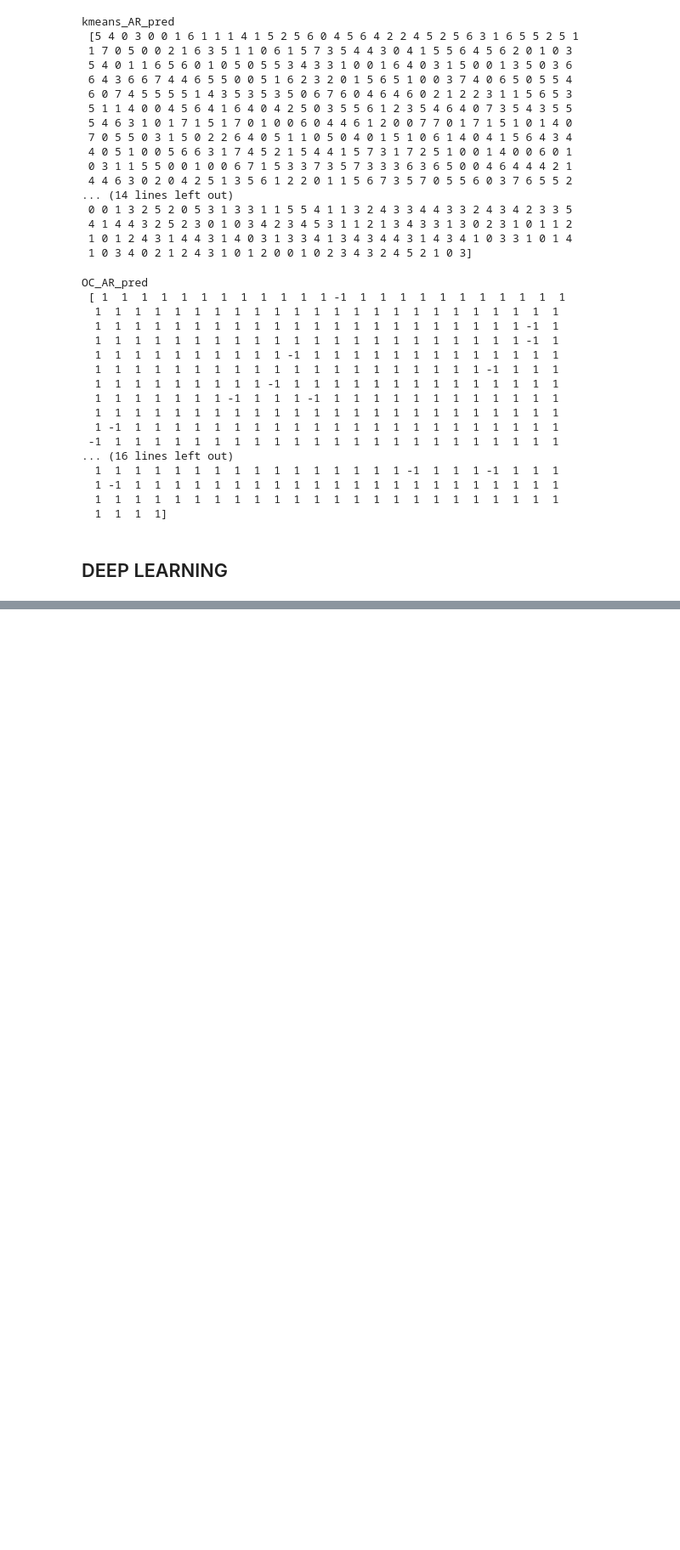
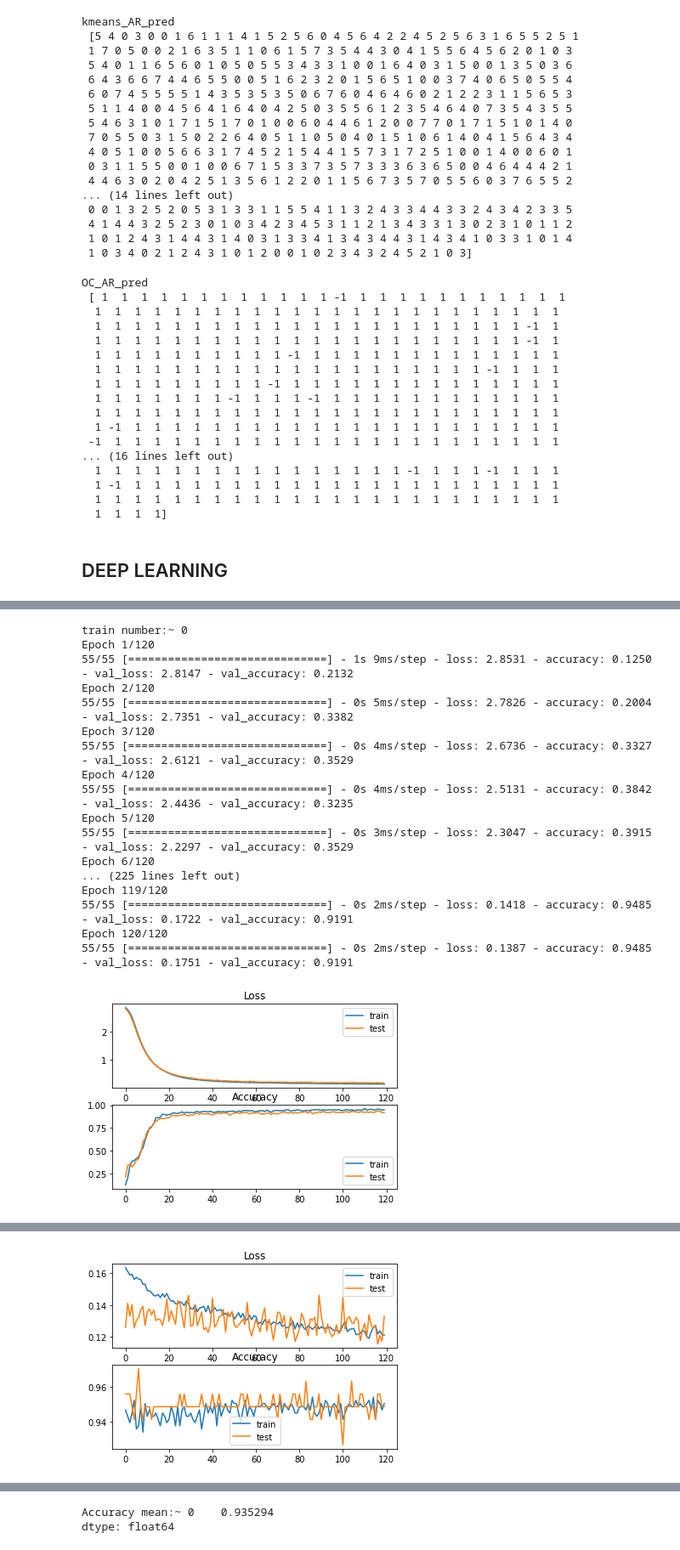
Before and after one commit to IsabelCamerini/HIML-COURSEatPUC-Rio, a Jupyter notebook: HIML_Isabel_TakeHome7.ipynb, the cells around one changed output, grey strips where cells are left out. Shown at 85% size. Drawn from its saved outputs; the diff is of its cells as text; code cells hidden in the pictures; blank space fills up the shorter version.

```diff
--- a/HIML_Isabel_TakeHome7.ipynb
+++ b/HIML_Isabel_TakeHome7.ipynb
@@ -720,0 +827,72 @@ Accuracy: 5.88
+# %%
+
+# define the keras model
+model_PCA = Sequential()
+model_PCA.add(Dense(6, input_dim=6, activation='relu'))
+model_PCA.add(Dense(20, activation='relu'))
+model_PCA.add(Dense(18, activation='softmax'))
+
+# compile the keras model
+model_PCA.compile(loss='categorical_crossentropy', optimizer='adam', metrics=['accuracy'])
+
+
+#PCA
+y_categorial = to_categorical(y)
+
+#PCA
+acc_pca = {}
+for k in range(0,5):
+  X_train_PCA, X_test_PCA, y_train_PCA, y_test_PCA = train_test_split(X2_train,y_categorial,
+                                                                  test_size=0.2,
+                                                                  random_state=k)
+
+  X_train_PCA, X_val_PCA, y_train_PCA, y_val_PCA = train_test_split(X_train_PCA, y_train_PCA,
+                                                                  test_size=0.2,
+                                                                  random_state=k)
+  # validation_data=(testX, testy)
+  print('train number:~% i' % k)
+  # fit the keras model on the dataset
+  history = model_PCA.fit(X_train_PCA, y_train_PCA,validation_data=(X_val_PCA, y_val_PCA), epochs=120, batch_size=10, verbose=1)
+
+  # plot loss during training
+  pyplot.subplot(211)
+  pyplot.title('Loss')
+  pyplot.plot(history.history['loss'], label='train')
+  pyplot.plot(history.history['val_loss'], label='test')
+  pyplot.legend()
+  # plot accuracy during training
+  pyplot.subplot(212)
+  pyplot.title('Accuracy')
+  pyplot.plot(history.history['accuracy'], label='train')
+  pyplot.plot(history.history['val_accuracy'], label='test')
+  pyplot.legend()
+  pyplot.show()
+
+  # evaluate the keras model
+
+  _,acc_pca[k] = model_PCA.evaluate(X_test_PCA, y_test_PCA, verbose=0)
+
+
+
+accdf = pd.DataFrame.from_dict(acc_pca, orient='index')
+acc_mean_PCA = accdf.mean()
+print('Accuracy mean:~', acc_mean_PCA)
+# %% [output]
+train number:~ 0
+Epoch 1/120
+55/55 [==============================] - 1s 9ms/step - loss: 2.8531 - accuracy: 0.1250 - val_loss: 2.8147 - val_accuracy: 0.2132
+Epoch 2/120
+55/55 [==============================] - 0s 5ms/step - loss: 2.7826 - accuracy: 0.2004 - val_loss: 2.7351 - val_accuracy: 0.3382
+Epoch 3/120
+55/55 [==============================] - 0s 4ms/step - loss: 2.6736 - accuracy: 0.3327 - val_loss: 2.6121 - val_accuracy: 0.3529
+Epoch 4/120
+55/55 [==============================] - 0s 4ms/step - loss: 2.5131 - accuracy: 0.3842 - val_loss: 2.4436 - val_accuracy: 0.3235
+Epoch 5/120
+55/55 [==============================] - 0s 3ms/step - loss: 2.3047 - accuracy: 0.3915 - val_loss: 2.2297 - val_accuracy: 0.3529
+Epoch 6/120
+... (225 lines left out)
+Epoch 119/120
+55/55 [==============================] - 0s 2ms/step - loss: 0.1418 - accuracy: 0.9485 - val_loss: 0.1722 - val_accuracy: 0.9191
+Epoch 120/120
+55/55 [==============================] - 0s 2ms/step - loss: 0.1387 - accuracy: 0.9485 - val_loss: 0.1751 - val_accuracy: 0.9191
+[figure, added]
@@ -720,0 +916 @@ Accuracy: 5.88
+[figure, added]
@@ -720,0 +971,2 @@ Accuracy: 5.88
+Accuracy mean:~ 0    0.935294
+dtype: float64
```
Also changed, not shown: parts of 7 cells of this notebook.
